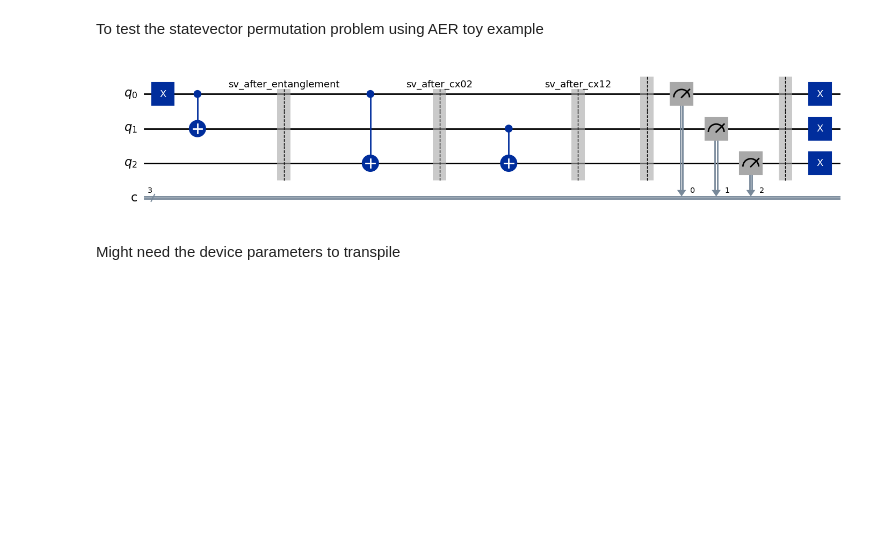
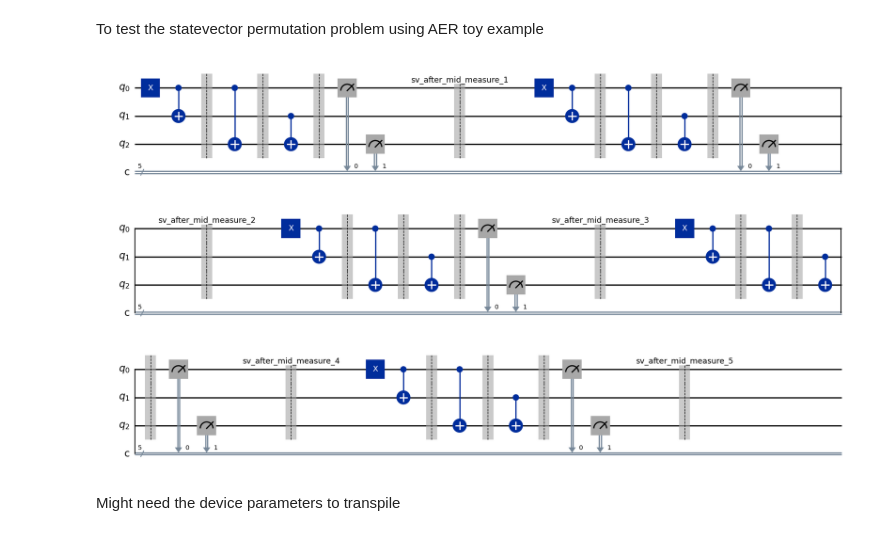
Before and after one commit to CERN-IT-INNOVATION/quantum-gates, a Jupyter notebook: start up and testing/AER_testing_statevector.ipynb, the cells around one changed output. Cells and saved outputs as stored; diff of their text form; code cells hidden in the pictures; blank space fills up the shorter version.

Commit message:
updated for many cycles automated with mid measures

```diff
--- a/start up and testing/AER_testing_statevector.ipynb
+++ b/start up and testing/AER_testing_statevector.ipynb
@@ -36,33 +37,47 @@ from quantum_gates.circuits import EfficientCircuit, BinaryCircuit, Circuit
 from quantum_gates.utilities import DeviceParameters
 from quantum_gates.utilities import setup_backend
 # %%
-# --- Define a circuit ---
-N_q = 3
-N_m = N_q  # number of measured qubits
-qc = QuantumCircuit(N_q, N_m)
+from qiskit import QuantumCircuit
 
-# Prepare |01>
-qc.x(0)
-qc.cx(0,1)
+def build_circuit(cycles, N_q=3, extra_measures=2):
+    N_m = N_q + extra_measures
+    qc = QuantumCircuit(N_q, N_m)
 
-qc.save_statevector(label="sv_after_entanglement")
-qc.cx(0,2)
+    for c in range(1, cycles+1):
 
-qc.save_statevector(label="sv_after_cx02")
-qc.cx(1,2)
+        # Prepare |01>
+        qc.x(0)
+        qc.cx(0,1)
+        qc.barrier()
+        #qc.save_statevector(label=f"sv_after_entanglement_{c}")
+        qc.cx(0,2)
+        qc.barrier()
+        #qc.save_statevector(label=f"sv_after_cx02_{c}")
+        qc.cx(1,2)
+        qc.barrier()
+        #qc.save_statevector(label=f"sv_after_cx12_{c}")
 
-qc.save_statevector(label="sv_after_cx12")
+        # Mid-cycle measurement
+        qc.measure([0, N_q-1], range(extra_measures))
+        qc.save_statevector(label=f"sv_after_mid_measure_{c}")
 
-# Measure
-qc.barrier()  #
-qc.measure(range(N_q), range(N_m))
-qc.barrier()  #
-qc.x(range(N_q))  #
+        # Measure
+        """
+        qc.barrier()  #
+        qc.measure(range(N_q), range(extra_measures,N_m))
+        qc.barrier()  #
+        qc.x(range(N_q))  #
+        """
+
+    return qc
 
 
+
+qc = build_circuit(cycles=5)
+
 qc.draw('mpl')
 # %% [output]
-[figure, old version]
+[figure, new version]
 # %% [markdown]
 Might need the device parameters to transpile
 # %% [raw]
```
Also changed, not shown: parts of 16 cells of this notebook.
